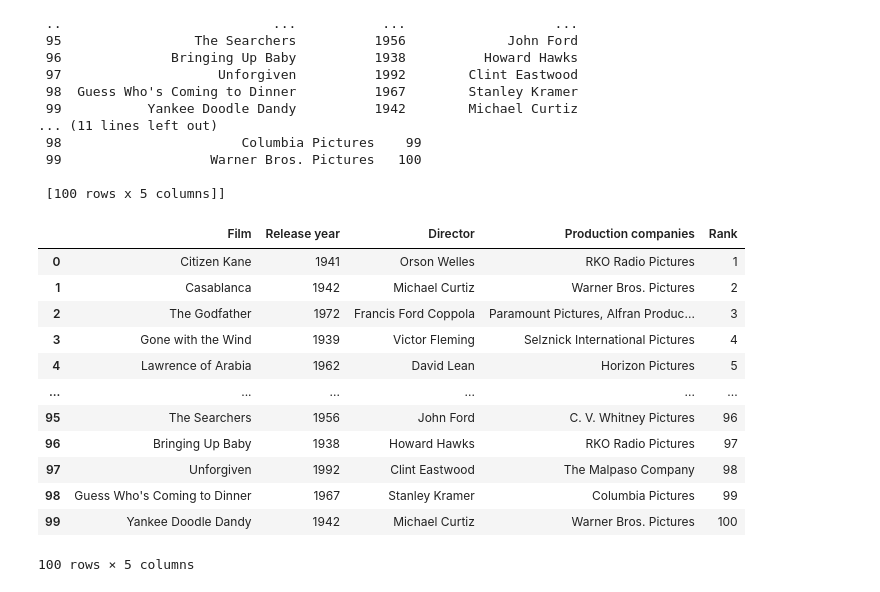
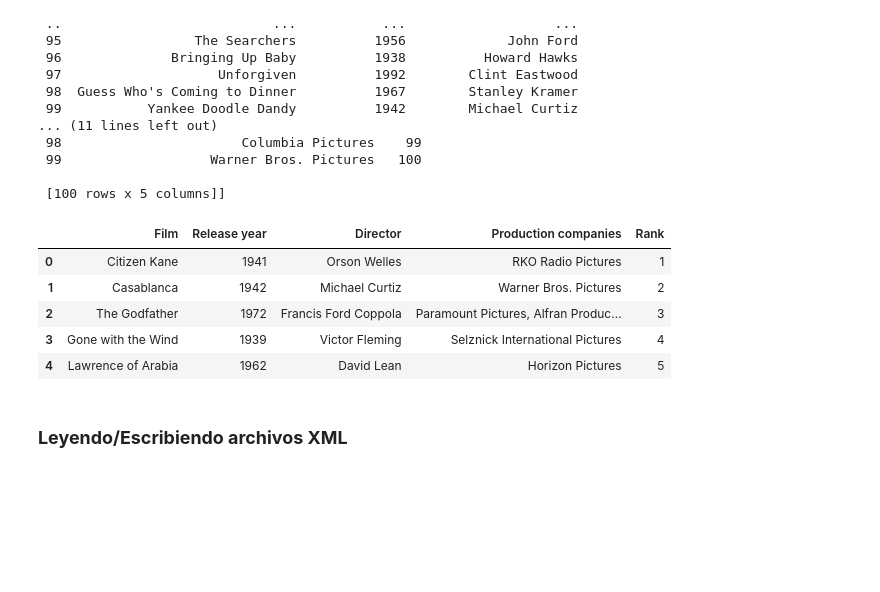
Before and after one commit to OctavioPinoRosas/CursoAlura_DataScience, a Jupyter notebook: Pandas E-S/pandas_I_O.ipynb, the cells around one changed output. Drawn from its saved outputs; the diff is of its cells as text; code cells hidden in the pictures; blank space fills up the shorter version.

Commit message:
Add section: Read/Save XML files

```diff
--- a/Pandas E-S/pandas_I_O.ipynb
+++ b/Pandas E-S/pandas_I_O.ipynb
@@ -503,17 +504,13 @@ pd.read_html('Data/top_peliculas.html')
 top_peliculas.to_csv('Data/top_peliculas_1998.csv', index = False)
 # %%
-pd.read_csv('Data/top_peliculas_1998.csv')
+datos = pd.read_csv('Data/top_peliculas_1998.csv')
+datos.head()
 # %% [output]
 |  | Film | Release year | Director | Production companies | Rank |
 | 0 | Citizen Kane | 1941 | Orson Welles | RKO Radio Pictures | 1 |
 | 1 | Casablanca | 1942 | Michael Curtiz | Warner Bros. Pictures | 2 |
 | 2 | The Godfather | 1972 | Francis Ford Coppola | Paramount Pictures, Alfran Produc... | 3 |
 | 3 | Gone with the Wind | 1939 | Victor Fleming | Selznick International Pictures | 4 |
 | 4 | Lawrence of Arabia | 1962 | David Lean | Horizon Pictures | 5 |
-| ... | ... | ... | ... | ... | ... |
-| 95 | The Searchers | 1956 | John Ford | C. V. Whitney Pictures | 96 |
-| 96 | Bringing Up Baby | 1938 | Howard Hawks | RKO Radio Pictures | 97 |
-| 97 | Unforgiven | 1992 | Clint Eastwood | The Malpaso Company | 98 |
-| 98 | Guess Who's Coming to Dinner | 1967 | Stanley Kramer | Columbia Pictures | 99 |
-| 99 | Yankee Doodle Dandy | 1942 | Michael Curtiz | Warner Bros. Pictures | 100 |
-100 rows × 5 columns
+# %% [markdown]
+### **Leyendo/Escribiendo archivos XML**
```
Also changed, not shown: parts of 6 cells of this notebook, 2 other files.
